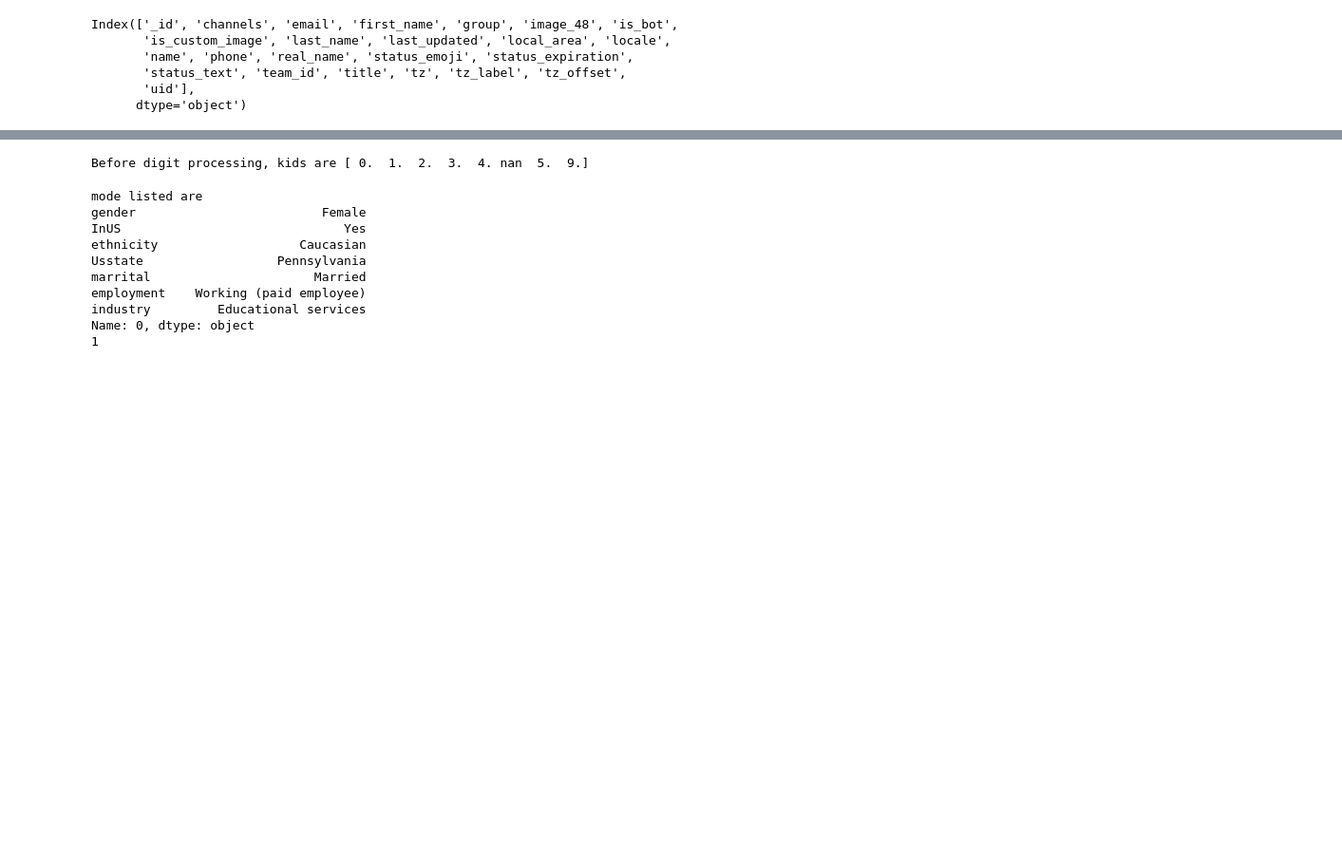
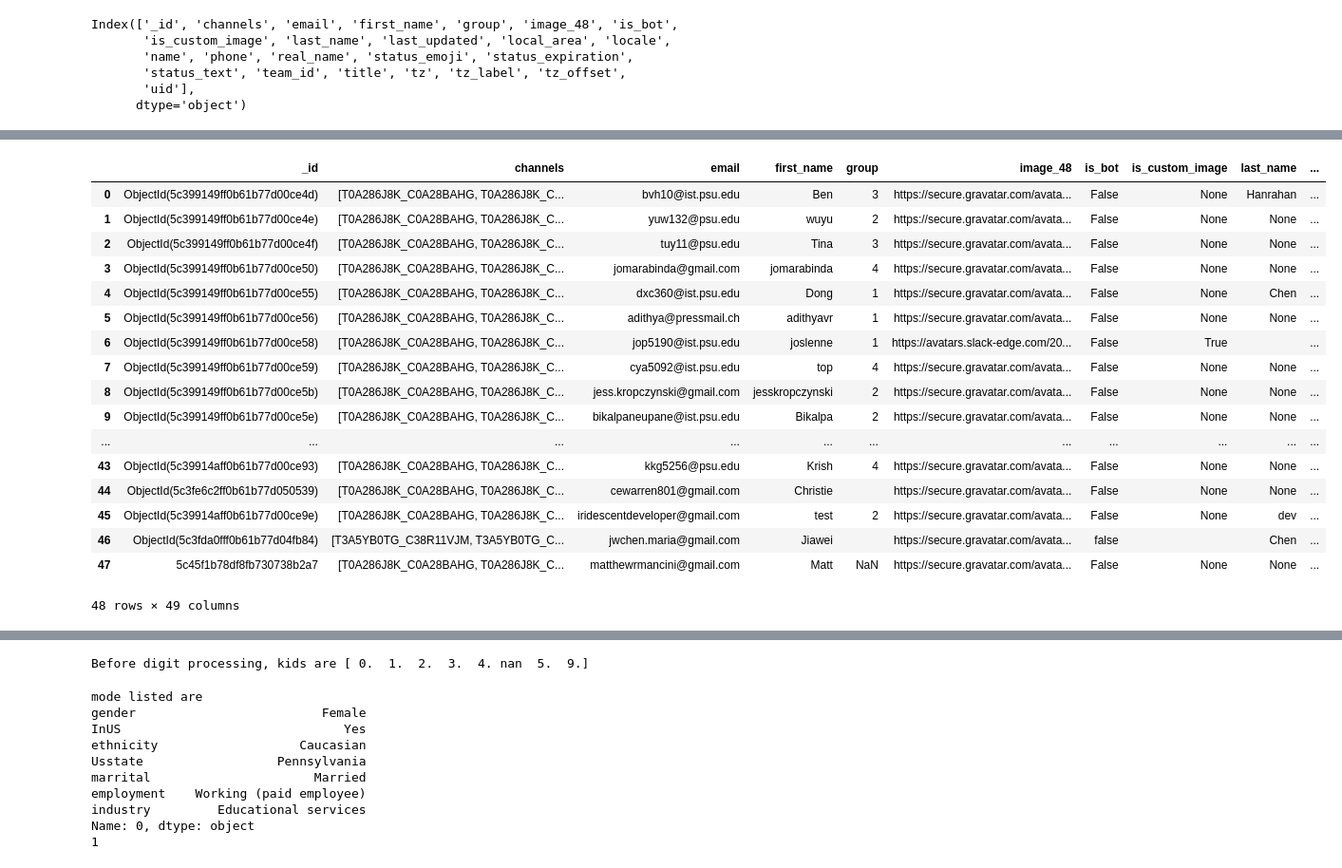
Before and after one commit to snowshine09/ml_clustering, a Jupyter notebook: mongo-clustering.ipynb, the cells around one changed output, grey strips where cells are left out. Shown at 95% size. Drawn from its saved outputs; the diff is of its cells as text; code cells hidden in the pictures; blank space fills up the shorter version.

```diff
--- a/mongo-clustering.ipynb
+++ b/mongo-clustering.ipynb
@@ -27,10 +27,3 @@ Index(['_id', 'channels', 'email', 'first_name', 'group', 'image_48', 'is_bot',
        'status_text', 'team_id', 'title', 'tz', 'tz_label', 'tz_offset',
        'uid'],
       dtype='object')
-# %%
-import collections
-import json
-all_channels = set()
-for channels in users.channels:
-    all_channels = all_channels.union(channels)
-all_channels
@@ -102,0 +72,21 @@ users.channels[0]
+# %%
+pd.merge(users, binarized_channels.reset_index(), left_index=True, right_index=True)
+# %% [output]
+|  | _id | channels | email | first_name | group | image_48 | is_bot | is_custom_image | last_name | ... |
+| 0 | ObjectId(5c399149ff0b61b77d00ce4d) | [T0A286J8K_C0A28BAHG, T0A286J8K_C... | bvh10@ist.psu.edu | Ben | 3 | https://secure.gravatar.com/avata... | False | None | Hanrahan | ... |
+| 1 | ObjectId(5c399149ff0b61b77d00ce4e) | [T0A286J8K_C0A28BAHG, T0A286J8K_C... | yuw132@psu.edu | wuyu | 2 | https://secure.gravatar.com/avata... | False | None | None | ... |
+| 2 | ObjectId(5c399149ff0b61b77d00ce4f) | [T0A286J8K_C0A28BAHG, T0A286J8K_C... | tuy11@psu.edu | Tina | 3 | https://secure.gravatar.com/avata... | False | None | None | ... |
+| 3 | ObjectId(5c399149ff0b61b77d00ce50) | [T0A286J8K_C0A28BAHG, T0A286J8K_C... | jomarabinda@gmail.com | jomarabinda | 4 | https://secure.gravatar.com/avata... | False | None | None | ... |
+| 4 | ObjectId(5c399149ff0b61b77d00ce55) | [T0A286J8K_C0A28BAHG, T0A286J8K_C... | dxc360@ist.psu.edu | Dong | 1 | https://secure.gravatar.com/avata... | False | None | Chen | ... |
+| 5 | ObjectId(5c399149ff0b61b77d00ce56) | [T0A286J8K_C0A28BAHG, T0A286J8K_C... | adithya@pressmail.ch | adithyavr | 1 | https://secure.gravatar.com/avata... | False | None | None | ... |
+| 6 | ObjectId(5c399149ff0b61b77d00ce58) | [T0A286J8K_C0A28BAHG, T0A286J8K_C... | jop5190@ist.psu.edu | joslenne | 1 | https://avatars.slack-edge.com/20... | False | True |  | ... |
+| 7 | ObjectId(5c399149ff0b61b77d00ce59) | [T0A286J8K_C0A28BAHG, T0A286J8K_C... | cya5092@ist.psu.edu | top | 4 | https://secure.gravatar.com/avata... | False | None | None | ... |
+| 8 | ObjectId(5c399149ff0b61b77d00ce5b) | [T0A286J8K_C0A28BAHG, T0A286J8K_C... | jess.kropczynski@gmail.com | jesskropczynski | 2 | https://secure.gravatar.com/avata... | False | None | None | ... |
+| 9 | ObjectId(5c399149ff0b61b77d00ce5e) | [T0A286J8K_C0A28BAHG, T0A286J8K_C... | bikalpaneupane@ist.psu.edu | Bikalpa | 2 | https://secure.gravatar.com/avata... | False | None | None | ... |
+| ... | ... | ... | ... | ... | ... | ... | ... | ... | ... | ... |
+| 43 | ObjectId(5c39914aff0b61b77d00ce93) | [T0A286J8K_C0A28BAHG, T0A286J8K_C... | kkg5256@psu.edu | Krish | 4 | https://secure.gravatar.com/avata... | False | None | None | ... |
+| 44 | ObjectId(5c3fe6c2ff0b61b77d050539) | [T0A286J8K_C0A28BAHG, T0A286J8K_C... | cewarren801@gmail.com | Christie |  | https://secure.gravatar.com/avata... | False | None | None | ... |
+| 45 | ObjectId(5c39914aff0b61b77d00ce9e) | [T0A286J8K_C0A28BAHG, T0A286J8K_C... | iridescentdeveloper@gmail.com | test | 2 | https://secure.gravatar.com/avata... | False | None | dev | ... |
+| 46 | ObjectId(5c3fda0fff0b61b77d04fb84) | [T3A5YB0TG_C38R11VJM, T3A5YB0TG_C... | jwchen.maria@gmail.com | Jiawei |  | https://secure.gravatar.com/avata... | false |  | Chen | ... |
+| 47 | 5c45f1b78df8fb730738b2a7 | [T0A286J8K_C0A28BAHG, T0A286J8K_C... | matthewrmancini@gmail.com | Matt | NaN | https://secure.gravatar.com/avata... | False | None | None | ... |
+48 rows × 49 columns
```
Also changed, not shown: parts of 6 cells of this notebook.
